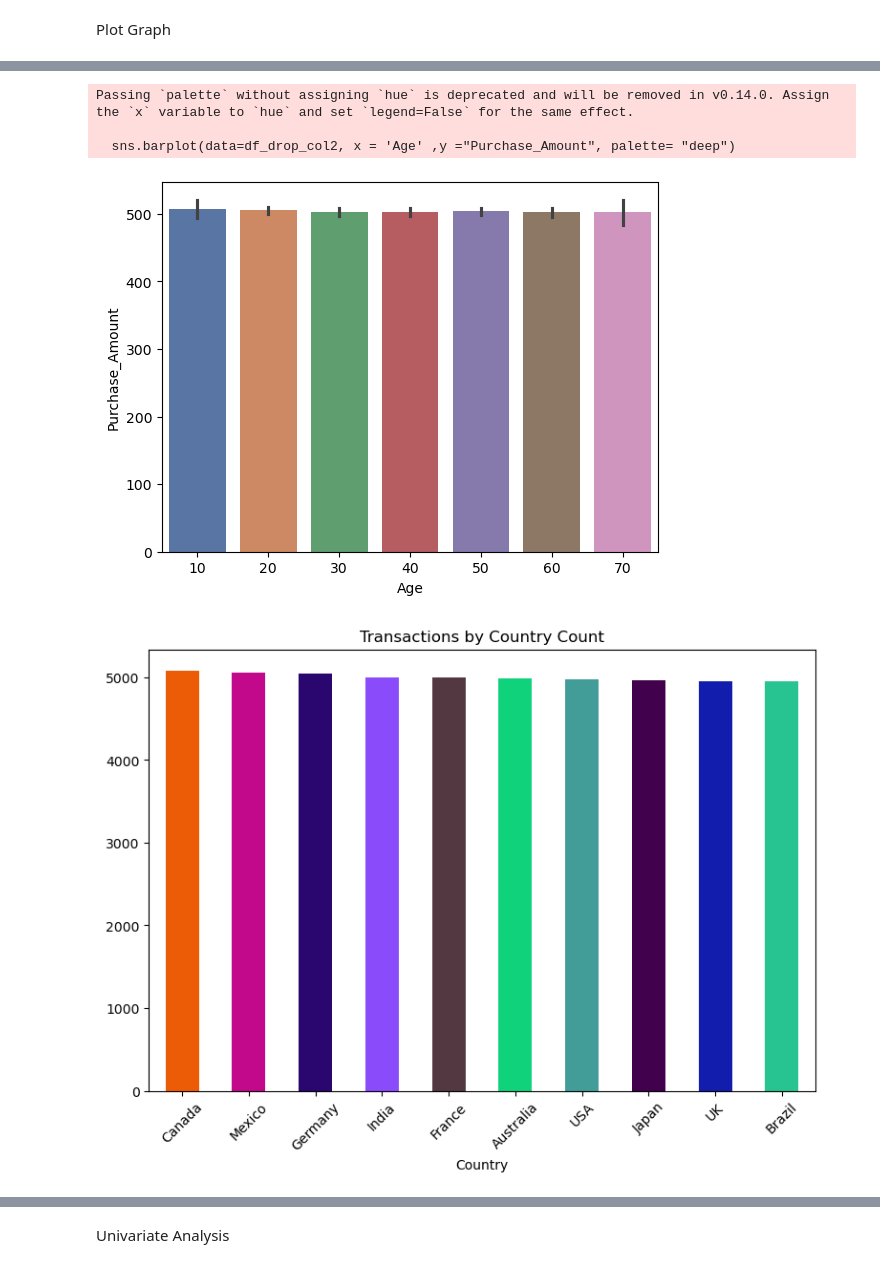
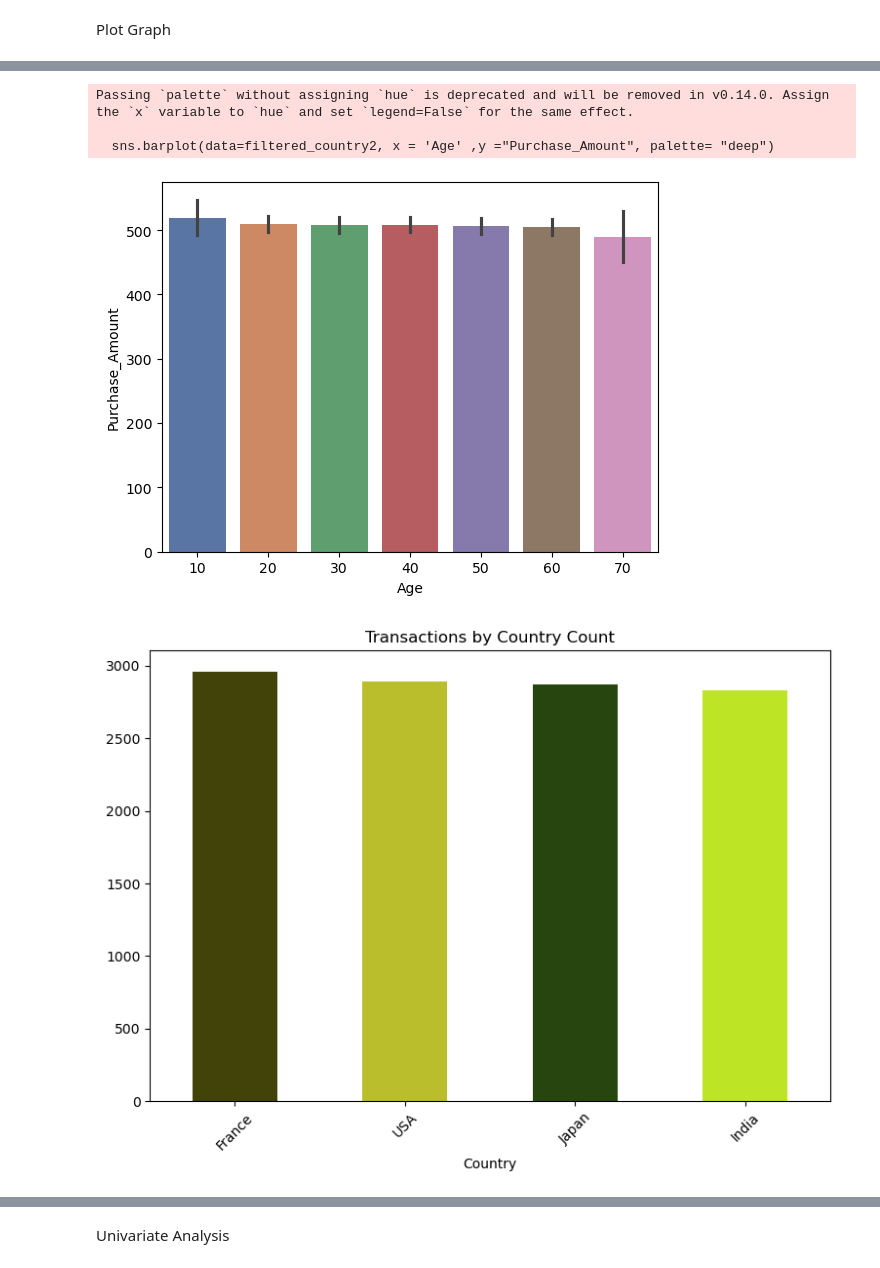
Before and after one commit to TammyLeung122/EDA-Group-5, a Jupyter notebook: EDA_E-Commerce.ipynb, the cells around one changed output, grey strips where cells are left out. Saved outputs shown, nothing was run; the diff lists cells and outputs as text; code cells hidden in the pictures.

```diff
--- a/EDA_E-Commerce.ipynb
+++ b/EDA_E-Commerce.ipynb
@@ -112,8 +101,8 @@ Data Cleaning
 # %%
 # Drop 2 unused coliumn
 df_drop_col = df.drop('Transaction_ID', axis=1)
-df_drop_col2 = df_drop_col.drop('User_Name', axis=1)
-df_drop_col2
+filtered_country = df_drop_col.drop('User_Name', axis=1)
+filtered_country
 # %% [output]
 |  | Age | Country | Product_Category | Purchase_Amount | Payment_Method | Transaction_Date |
 | 0 | 63 | Mexico | Clothing | 780.69 | Debit Card | 2023-04-14 |
@@ -129,9 +118,10 @@ df_drop_col2
 | 49999 | 70 | Canada | Sports | 577.66 | Credit Card | 2024-06-03 |
 50000 rows × 6 columns
 # %%
-df_drop_col2['Transaction_Date'] = pd.to_datetime(df_drop_col2['Transaction_Date'])
-df_filtered = df_drop_col2[df_drop_col2['Transaction_Date'].dt.year != 2023]
-print(df_filtered)
+filtered_country['Transaction_Date'] = pd.to_datetime(filtered_country['Transaction_Date'])
+filtered_country = filtered_country[filtered_country['Transaction_Date'].dt.year != 2023]
+filtered_country = filtered_country[filtered_country['Transaction_Date'] <= '2025-02-28']
+print(filtered_country)
 # %% [output]
        Age    Country Product_Category  Purchase_Amount    Payment_Method  \
 4       48    Germany           Beauty           594.83       Net Banking
@@ -167,8 +157,9 @@ USA          516.745436
 Name: Purchase_Amount, dtype: float64
 # %%
 countries_to_keep = ['India', 'Japan', 'France', 'USA']
-filtered_country = df_filtered[df_filtered['Country'].isin(countries_to_keep)]
-print(filtered_country)
+filtered_country2 = filtered_country[filtered_country['Country'].isin(countries_to_keep)]
+print(filtered_country2)
+type(filtered_country2)
 # %% [output]
        Age Country Product_Category  Purchase_Amount    Payment_Method  \
 5       51   India             Toys           966.50  Cash on Delivery
@@ -190,5 +182,6 @@ print(filtered_country)
 # %%
 # Adjust age by decades
-filtered_country['Age'] = (filtered_country['Age'] // 10 * 10)
-filtered_country
+filtered_country2 = pd.DataFrame(filtered_country2)
+filtered_country2['Age'] = (filtered_country2['Age'] // 10 * 10)
+filtered_country2
 # %% [output]
@@ -267,20 +330,24 @@ plt.show()
 # %%
-sns.barplot(data=df_drop_col2, x = 'Age' ,y ="Purchase_Amount", palette= "deep")
+sns.barplot(data=filtered_country2, x = 'Age' ,y ="Purchase_Amount", palette= "deep")
 plt.show()
+
+# Palette Testing
 # %% [output]
 Passing `palette` without assigning `hue` is deprecated and will be removed in v0.14.0. Assign the `x` variable to `hue` and set `legend=False` for the same effect.
 
-  sns.barplot(data=df_drop_col2, x = 'Age' ,y ="Purchase_Amount", palette= "deep")
+  sns.barplot(data=filtered_country2, x = 'Age' ,y ="Purchase_Amount", palette= "deep")
-[figure, old version]
+[figure, new version]
 # %%
 import numpy as np
-df_drop_col2.Country.value_counts()
-#df_drop_col2.Product_Category.value_counts()
-#df_drop_col2.Payment_Method.value_counts()
-df_drop_col2.Country.value_counts().plot(kind='bar', figsize=(9,6),color=np.random.rand(10,3))
+filtered_country2.Country.value_counts()
+#filtered_country2.Product_Category.value_counts()
+#filtered_country2.Payment_Method.value_counts()
+filtered_country2.Country.value_counts().plot(kind='bar', figsize=(9,6),color=np.random.rand(10,3))
 plt.title('Transactions by Country Count')
 plt.xlabel('Country')
 plt.xticks(rotation=45)
 plt.show()
+
+# Styling Testing
 # %% [output]
-[figure, old version]
+[figure, new version]
```
Also changed, not shown: parts of 28 cells of this notebook.
